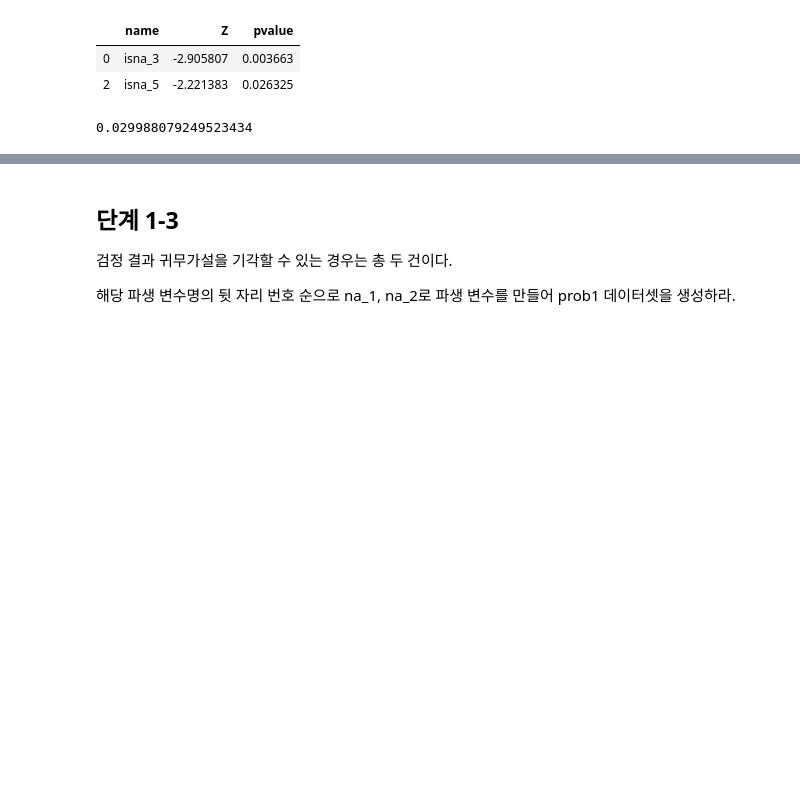
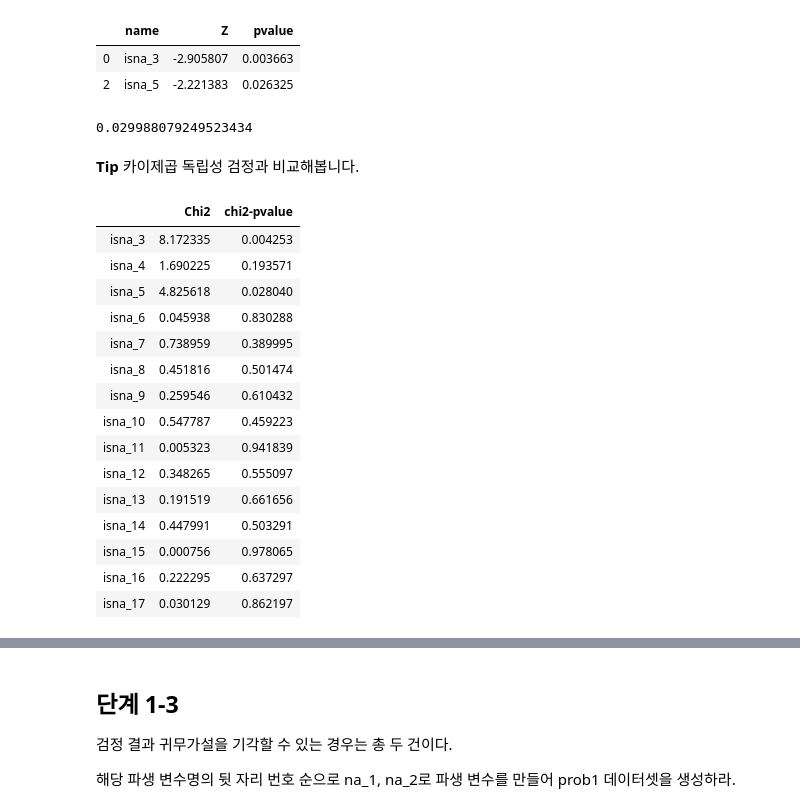
Before and after one commit to sunkusun9/DS_lv3_2410, a Jupyter notebook: sec_ds_lv3_prob1_prob.ipynb, the cells around one changed output, grey strips where cells are left out. Cells and saved outputs as stored; diff of their text form; code cells hidden in the pictures; blank space fills up the shorter version.

```diff
--- a/sec_ds_lv3_prob1_prob.ipynb
+++ b/sec_ds_lv3_prob1_prob.ipynb
@@ -412,3 +459,33 @@ A
 | 0 | isna_3 | -2.905807 | 0.003663 |
 | 2 | isna_5 | -2.221383 | 0.026325 |
 0.029988079249523434
+# %% [markdown]
+**Tip** 카이제곱 독립성 검정과 비교해봅니다.
+# %%
+from scipy.stats import chi2_contingency
+
+df_chi2_result = df_prob1[['isna_{}'.format(i) for i in range(3, 18)]].apply(
+    lambda x:chi2_contingency(
+        pd.crosstab(index = x, columns = df_prob1['failure'])
+    ), axis=0
+).apply(
+    lambda x: pd.Series([x[0], x[1]], index=['Chi2', 'chi2-pvalue'])
+)
+df_chi2_result
+# %% [output]
+|  | Chi2 | chi2-pvalue |
+| isna_3 | 8.172335 | 0.004253 |
+| isna_4 | 1.690225 | 0.193571 |
+| isna_5 | 4.825618 | 0.028040 |
+| isna_6 | 0.045938 | 0.830288 |
+| isna_7 | 0.738959 | 0.389995 |
+| isna_8 | 0.451816 | 0.501474 |
+| isna_9 | 0.259546 | 0.610432 |
+| isna_10 | 0.547787 | 0.459223 |
+| isna_11 | 0.005323 | 0.941839 |
+| isna_12 | 0.348265 | 0.555097 |
+| isna_13 | 0.191519 | 0.661656 |
+| isna_14 | 0.447991 | 0.503291 |
+| isna_15 | 0.000756 | 0.978065 |
+| isna_16 | 0.222295 | 0.637297 |
+| isna_17 | 0.030129 | 0.862197 |
```
Also changed, not shown: parts of 43 cells of this notebook.
